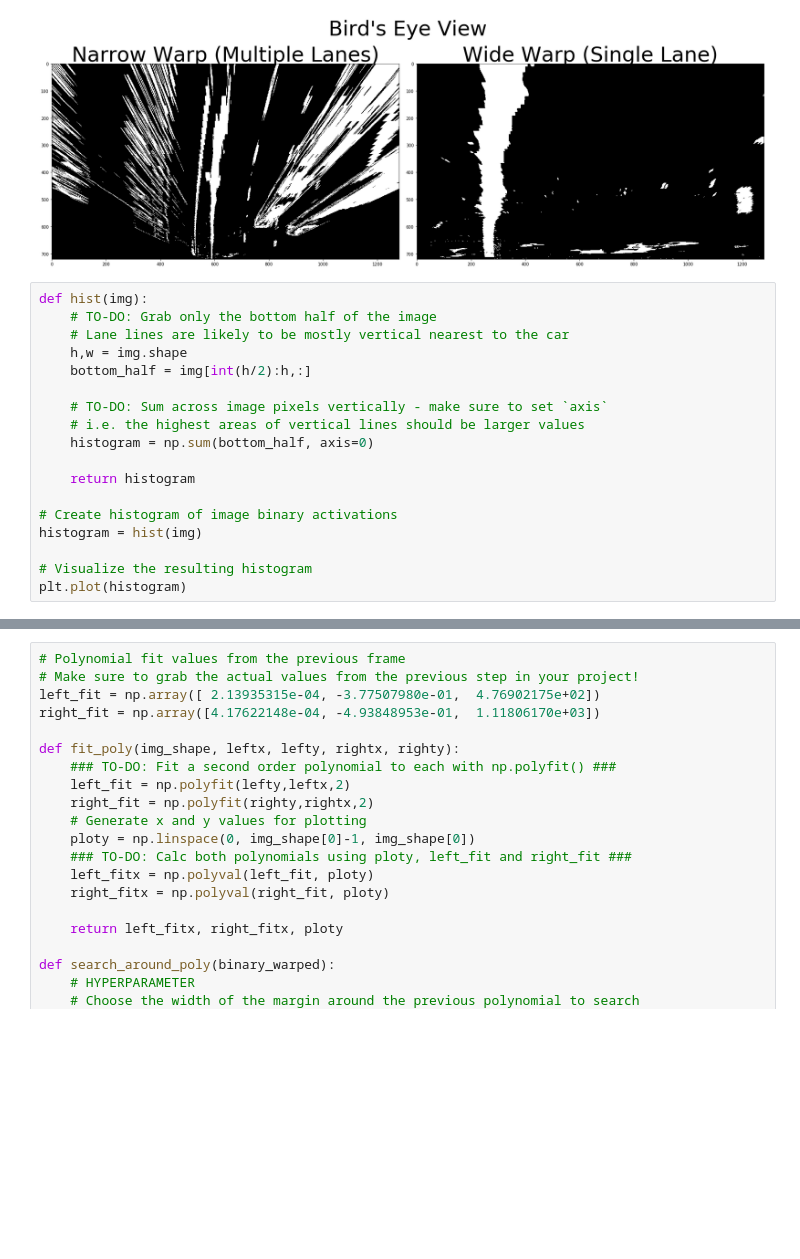
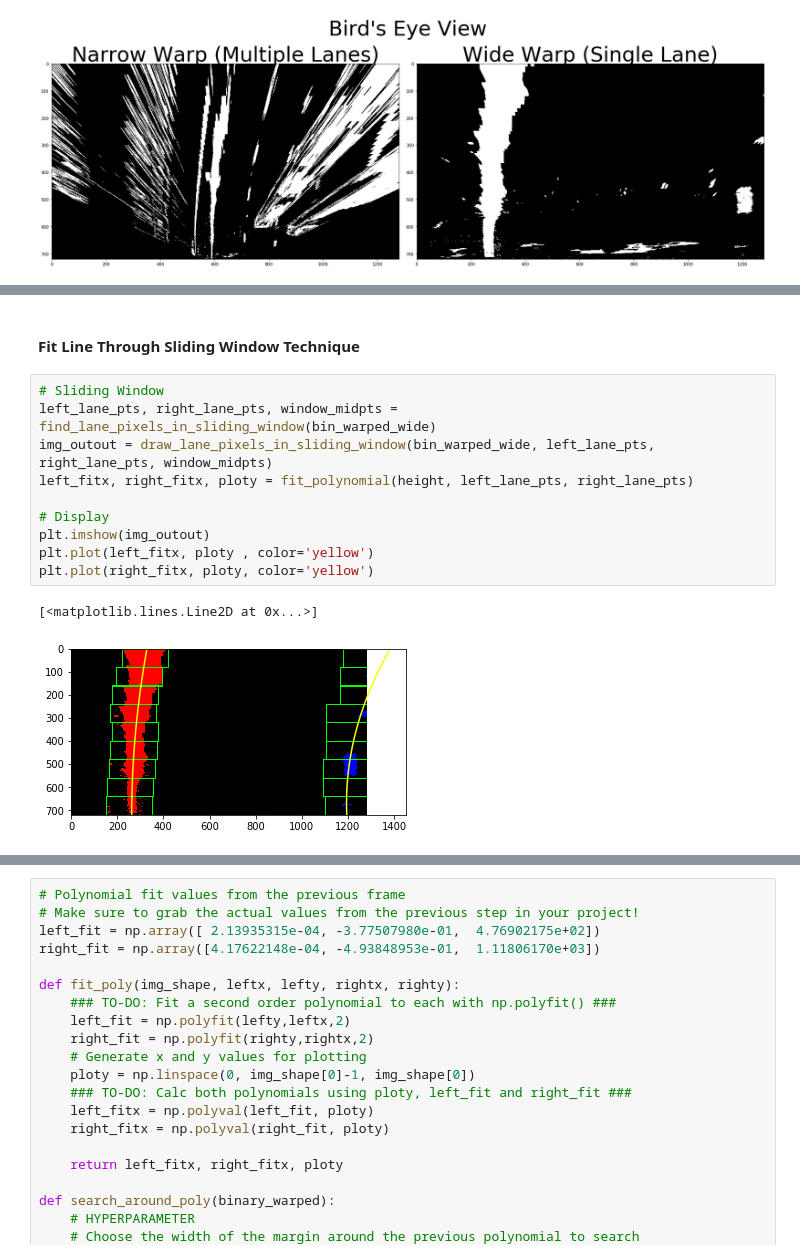
Before and after one commit to laygond/Advance-Lane-Detection, a Jupyter notebook: demo.ipynb, the cells around one changed output, grey strips where cells are left out. Saved outputs shown, nothing was run; the diff lists cells and outputs as text; blank space fills up the shorter version.

Commit message:
feat: find lanes through sliding window

```diff
--- a/demo.ipynb
+++ b/demo.ipynb
@@ -285,21 +288,3 @@ ax2.imshow(bin_warped_wide, cmap='gray')
 plt.subplots_adjust(left=0., right=1, top=0.9, bottom=0.)
 # %% [output]
 [figure]
-# %%
-def hist(img):
-    # TO-DO: Grab only the bottom half of the image
-    # Lane lines are likely to be mostly vertical nearest to the car
-    h,w = img.shape
-    bottom_half = img[int(h/2):h,:]
-
-    # TO-DO: Sum across image pixels vertically - make sure to set `axis`
-    # i.e. the highest areas of vertical lines should be larger values
-    histogram = np.sum(bottom_half, axis=0)
-
-    return histogram
-
-# Create histogram of image binary activations
-histogram = hist(img)
-
-# Visualize the resulting histogram
-plt.plot(histogram)
@@ -432,0 +425,15 @@ plt.imshow(out_img)
+# %% [markdown]
+#### Fit Line Through Sliding Window Technique
+# %%
+# Sliding Window
+left_lane_pts, right_lane_pts, window_midpts = find_lane_pixels_in_sliding_window(bin_warped_wide)
+img_outout = draw_lane_pixels_in_sliding_window(bin_warped_wide, left_lane_pts, right_lane_pts, window_midpts)
+left_fitx, right_fitx, ploty = fit_polynomial(height, left_lane_pts, right_lane_pts)
+
+# Display
+plt.imshow(img_outout)
+plt.plot(left_fitx, ploty , color='yellow')
+plt.plot(right_fitx, ploty, color='yellow')
+# %% [output]
+[<matplotlib.lines.Line2D at 0x...>]
+[figure, added]
```
Also changed, not shown: parts of 9 cells of this notebook.
